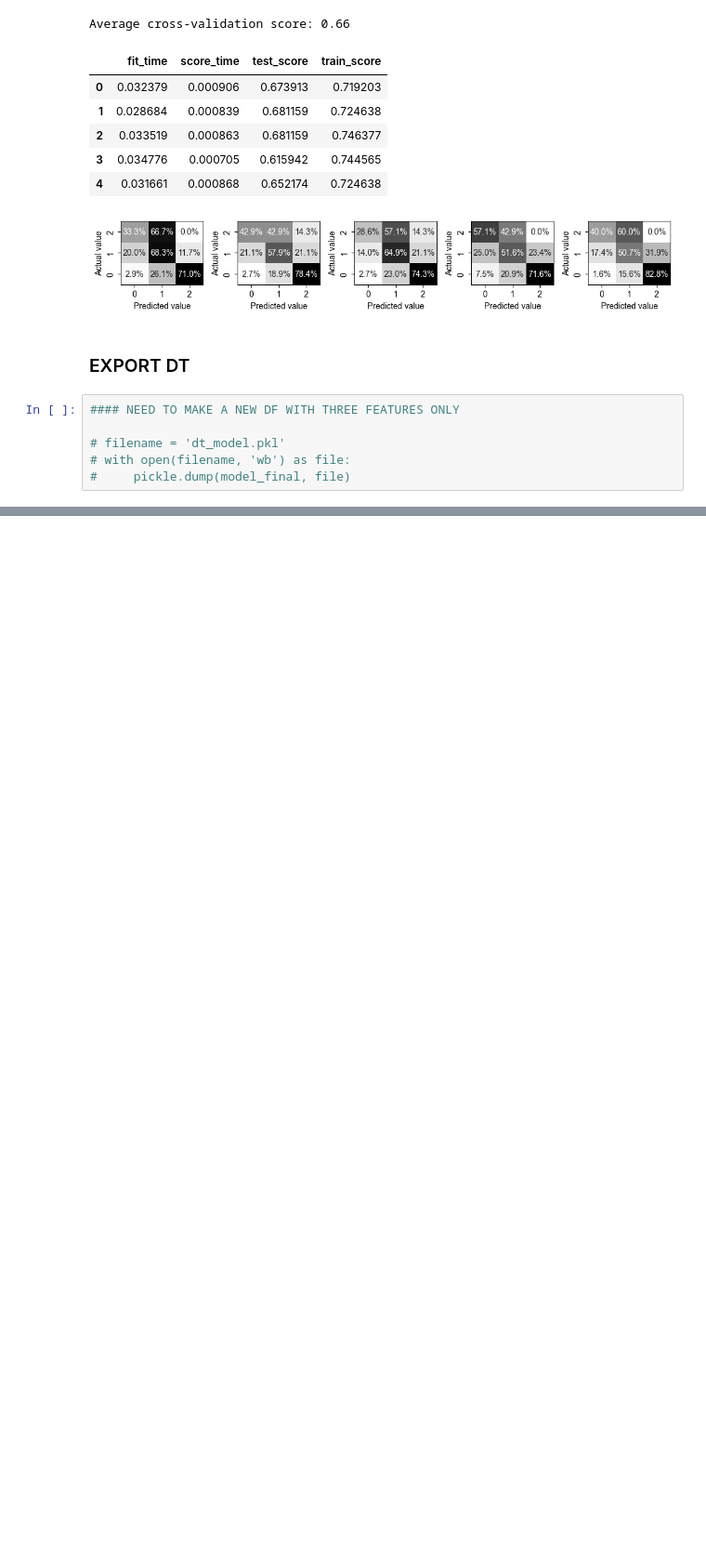
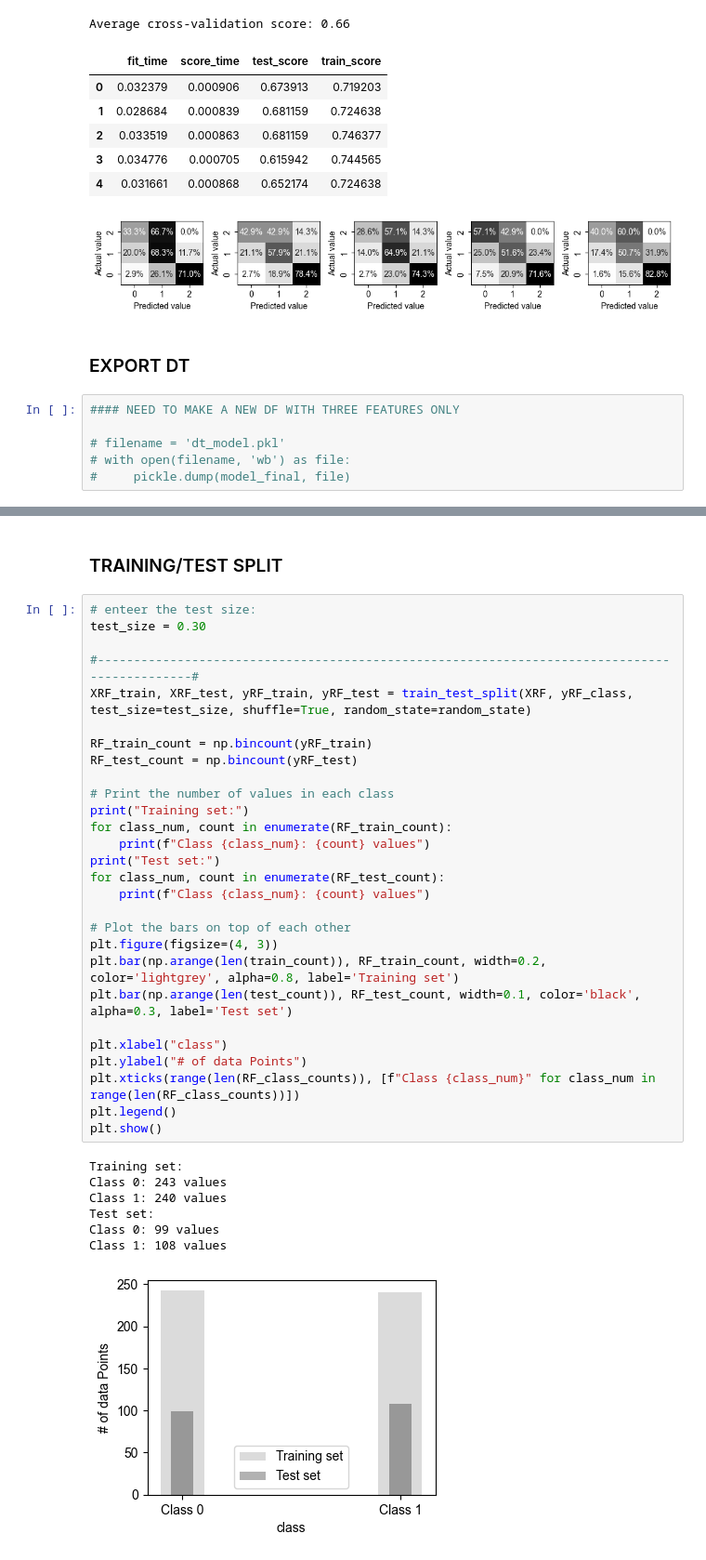
Before and after one commit to ljkaras/tree-based-methods, a Jupyter notebook: tree_based_methods.ipynb, the cells around one changed output, grey strips where cells are left out. Shown at 93% size. Cells and saved outputs as stored; diff of their text form; blank space fills up the shorter version.

```diff
--- a/tree_based_methods.ipynb
+++ b/tree_based_methods.ipynb
@@ -760,0 +848,38 @@ Average cross-validation score: 0.66
+# %% [markdown]
+### TRAINING/TEST SPLIT
+# %%
+# enteer the test size:
+test_size = 0.30
+
+#---------------------------------------------------------------------------------------------#
+XRF_train, XRF_test, yRF_train, yRF_test = train_test_split(XRF, yRF_class, test_size=test_size, shuffle=True, random_state=random_state)
+
+RF_train_count = np.bincount(yRF_train)
+RF_test_count = np.bincount(yRF_test)
+
+# Print the number of values in each class
+print("Training set:")
+for class_num, count in enumerate(RF_train_count):
+    print(f"Class {class_num}: {count} values")
+print("Test set:")
+for class_num, count in enumerate(RF_test_count):
+    print(f"Class {class_num}: {count} values")
+
+# Plot the bars on top of each other
+plt.figure(figsize=(4, 3))
+plt.bar(np.arange(len(train_count)), RF_train_count, width=0.2, color='lightgrey', alpha=0.8, label='Training set')
+plt.bar(np.arange(len(test_count)), RF_test_count, width=0.1, color='black', alpha=0.3, label='Test set')
+
+plt.xlabel("class")
+plt.ylabel("# of data Points")
+plt.xticks(range(len(RF_class_counts)), [f"Class {class_num}" for class_num in range(len(RF_class_counts))])
+plt.legend()
+plt.show()
+# %% [output]
+Training set:
+Class 0: 243 values
+Class 1: 240 values
+Test set:
+Class 0: 99 values
+Class 1: 108 values
+[figure, added]
```
Also changed, not shown: parts of 20 cells of this notebook.
